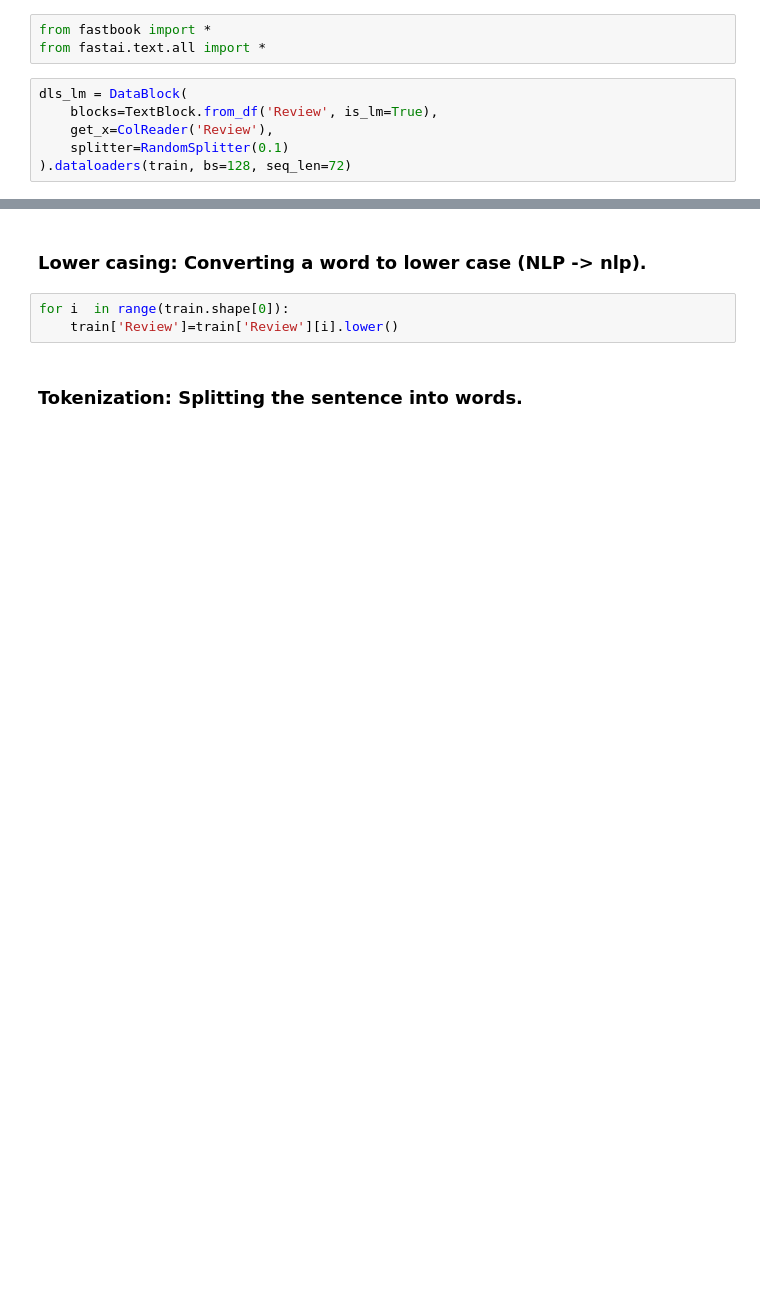
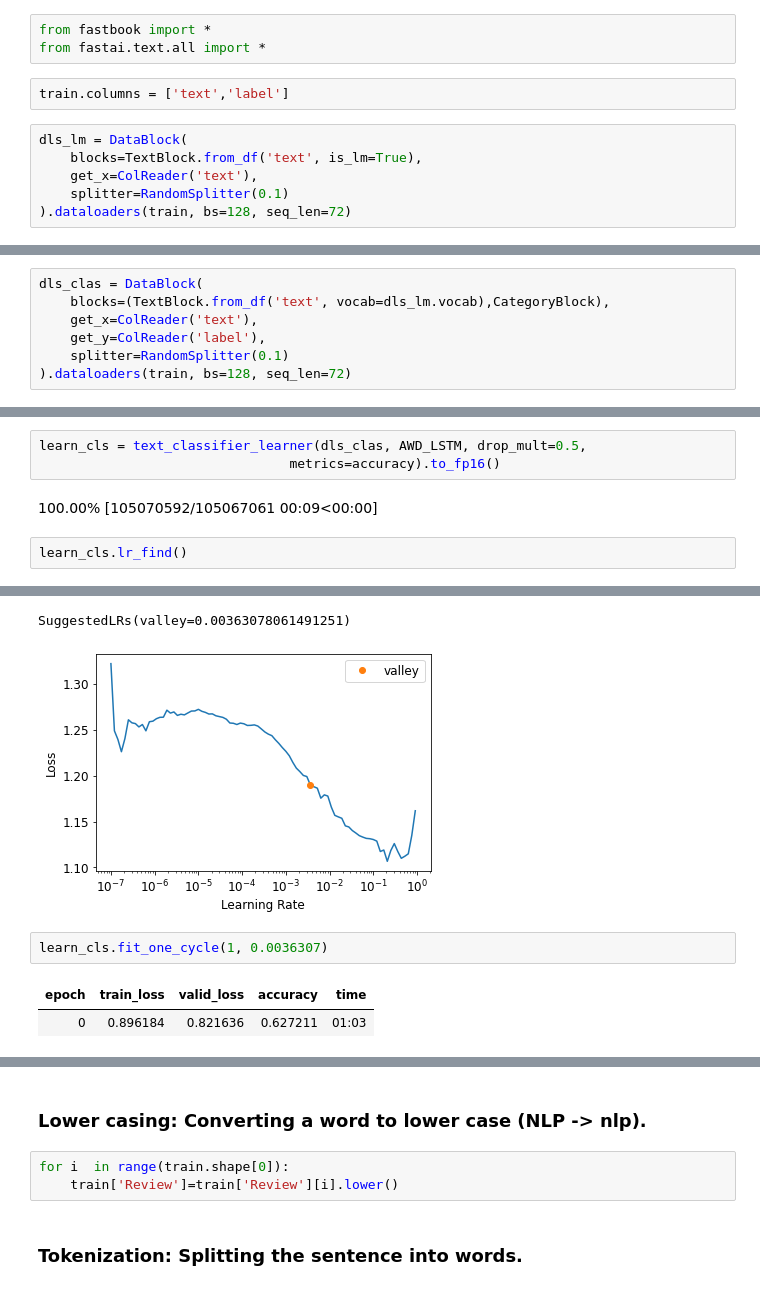
Before and after one commit to Nikhil-V98/Analyticsvidhya, a Jupyter notebook: Machinehack/Sentiment_Analysis/NLP.ipynb, the cells around one changed output, grey strips where cells are left out. Drawn from its saved outputs; the diff is of its cells as text; blank space fills up the shorter version.

```diff
--- a/Machinehack/Sentiment_Analysis/NLP.ipynb
+++ b/Machinehack/Sentiment_Analysis/NLP.ipynb
@@ -36,10 +68,12 @@ fastbook.setup_book()
 # %%
 from fastbook import *
 from fastai.text.all import *
+# %%
+train.columns = ['text','label']
 # %%
 dls_lm = DataBlock(
-    blocks=TextBlock.from_df('Review', is_lm=True),
-    get_x=ColReader('Review'),
+    blocks=TextBlock.from_df('text', is_lm=True),
+    get_x=ColReader('text'),
     splitter=RandomSplitter(0.1)
 ).dataloaders(train, bs=128, seq_len=72)
 # %% [output]
@@ -48,0 +81,7 @@ KeyboardInterrupt:
+# %%
+dls_clas = DataBlock(
+    blocks=(TextBlock.from_df('text', vocab=dls_lm.vocab),CategoryBlock),
+    get_x=ColReader('text'),
+    get_y=ColReader('label'),
+    splitter=RandomSplitter(0.1)
+).dataloaders(train, bs=128, seq_len=72)
@@ -48,0 +90,8 @@ KeyboardInterrupt:
+# %%
+learn_cls = text_classifier_learner(dls_clas, AWD_LSTM, drop_mult=0.5,
+                                metrics=accuracy).to_fp16()
+# %% [output]
+100.00% [105070592/105067061 00:09<00:00]
+# %%
+learn_cls.lr_find()
+# %% [output]
@@ -48,0 +99,7 @@ KeyboardInterrupt:
+SuggestedLRs(valley=0.00363078061491251)
+[figure, added]
+# %%
+learn_cls.fit_one_cycle(1, 0.0036307)
+# %% [output]
+| epoch | train_loss | valid_loss | accuracy | time |
+| 0 | 0.896184 | 0.821636 | 0.627211 | 01:03 |
```
Also changed, not shown: parts of 19 cells of this notebook.
